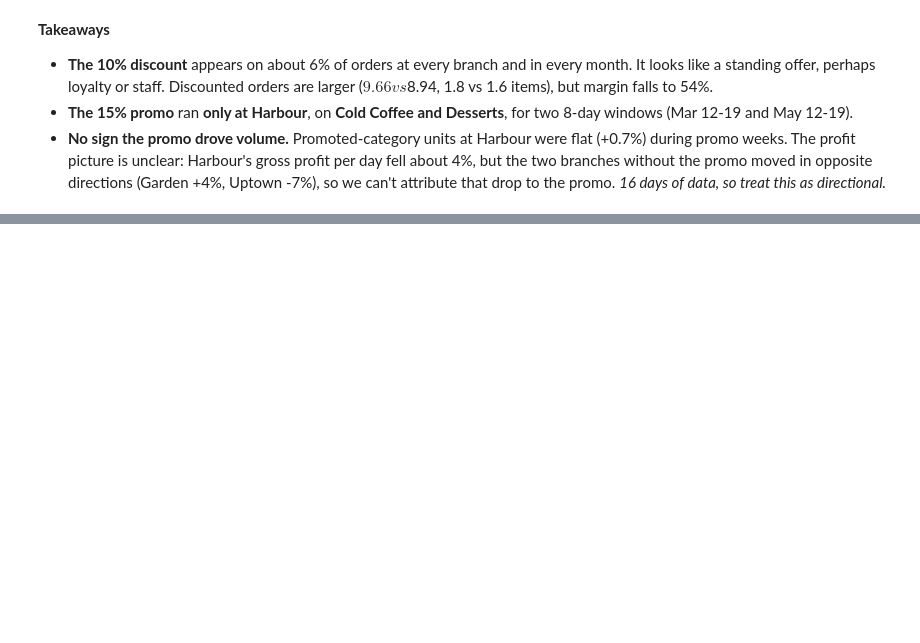
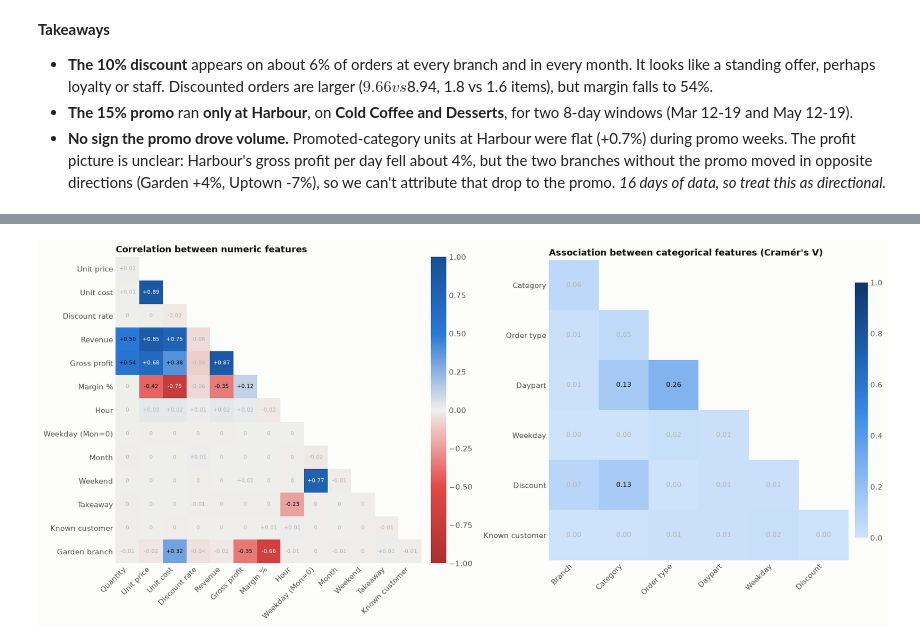
Before and after one commit to marwamansour256-lab/EECE490-Hackathon, a Jupyter notebook: notebooks/01_eda.ipynb, the cells around one changed output, grey strips where cells are left out. Drawn from its saved outputs; the diff is of its cells as text; code cells hidden in the pictures; blank space fills up the shorter version.

```diff
--- a/notebooks/01_eda.ipynb
+++ b/notebooks/01_eda.ipynb
@@ -551,0 +559,74 @@ pd.DataFrame({
+# %%
+num = pd.DataFrame({
+    "Quantity": df["Quantity"],
+    "Unit price": df["Unit Price (USD)"],
+    "Unit cost": df["Unit Cost (USD)"],
+    "Discount rate": df["Discount Rate"],
+    "Revenue": df[R],
+    "Gross profit": df[GP],
+    "Margin %": df[GP] / df[R],
+    "Hour": df["hour"],
+    "Weekday (Mon=0)": df["Date"].dt.dayofweek,
+    "Month": df["Date"].dt.month,
+    "Weekend": (df["Date"].dt.dayofweek >= 5).astype(int),
+    "Takeaway": (df["Order Type"] == "Takeaway").astype(int),
+    "Known customer": df["known_customer"].astype(int),
+    "Garden branch": (df["Branch"] == "Garden").astype(int),
+})
+corr = num.corr()
+
+
+def cramers_v(a, b):
+    """Bias-corrected Cramér's V between two categorical columns."""
+    table = pd.crosstab(a, b).to_numpy()
+    n = table.sum()
+    expected = table.sum(1, keepdims=True) * table.sum(0, keepdims=True) / n
+    chi2 = ((table - expected) ** 2 / expected).sum()
+    r, k = table.shape
+    phi2 = max(0, chi2 / n - (k - 1) * (r - 1) / (n - 1))
+    r_c, k_c = r - (r - 1) ** 2 / (n - 1), k - (k - 1) ** 2 / (n - 1)
+    return np.sqrt(phi2 / max(1e-12, min(k_c - 1, r_c - 1)))
+
+
+cat_feats = pd.DataFrame({
+    "Branch": df["Branch"],
+    "Category": df["Category"],
+    "Order type": df["Order Type"],
+    "Daypart": df["daypart"].astype(str),
+    "Weekday": df["dow"].astype(str),
+    "Discount": df["Discount Rate"].astype(str),
+    "Known customer": df["known_customer"],
+})
+cv = pd.DataFrame([[cramers_v(cat_feats[a], cat_feats[b]) for b in cat_feats] for a in cat_feats],
+                  index=cat_feats.columns, columns=cat_feats.columns)
+
+# Diverging scale: red (negative) - gray (zero) - blue (positive)
+DIV = LinearSegmentedColormap.from_list("div", ["#a8302f", "#e34948", "#f0efec", "#2a78d6", "#184f95"])
+
+fig, axes = plt.subplots(1, 2, figsize=(17, 7.2), gridspec_kw={"width_ratios": [1.45, 1]})
+for ax, mat, cmap, vmin, title, fmt in [
+    (axes[0], corr, DIV, -1, "Correlation between numeric features", "{:+.2f}"),
+    (axes[1], cv, cmap, 0, "Association between categorical features (Cramér's V)", "{:.2f}"),
+]:
+    # Lower triangle without the diagonal: drop the first row and last column, which would be empty
+    shown = mat.where(np.tril(np.ones(mat.shape, dtype=bool), -1)).iloc[1:, :-1]
+    im = ax.imshow(shown, cmap=cmap, vmin=vmin, vmax=1)
+    n = len(mat)
+    ax.set_xticks(range(n - 1), shown.columns, rotation=45, ha="right")
+    ax.set_yticks(range(n - 1), shown.index)
+    ax.grid(False)
+    for s in ax.spines.values():
+        s.set_visible(False)
+    for i in range(n - 1):
+        for j in range(i + 1):
+            v = shown.iloc[i, j]
+            strong = abs(v) >= 0.55
+            ax.text(j, i, fmt.format(v).replace("+0.00", "0").replace("-0.00", "0"), ha="center", va="center",
+                    fontsize=7.5 if n > 10 else 9, color="white" if strong else (INK if abs(v) >= 0.1 else MUTED))
+    cb = fig.colorbar(im, ax=ax, fraction=0.04, pad=0.02)
+    cb.outline.set_visible(False)
+    ax.set_title(title)
+plt.tight_layout()
+plt.show()
+# %% [output]
+[figure, added]
```
Also changed, not shown: parts of 5 cells of this notebook, 4 other files.
